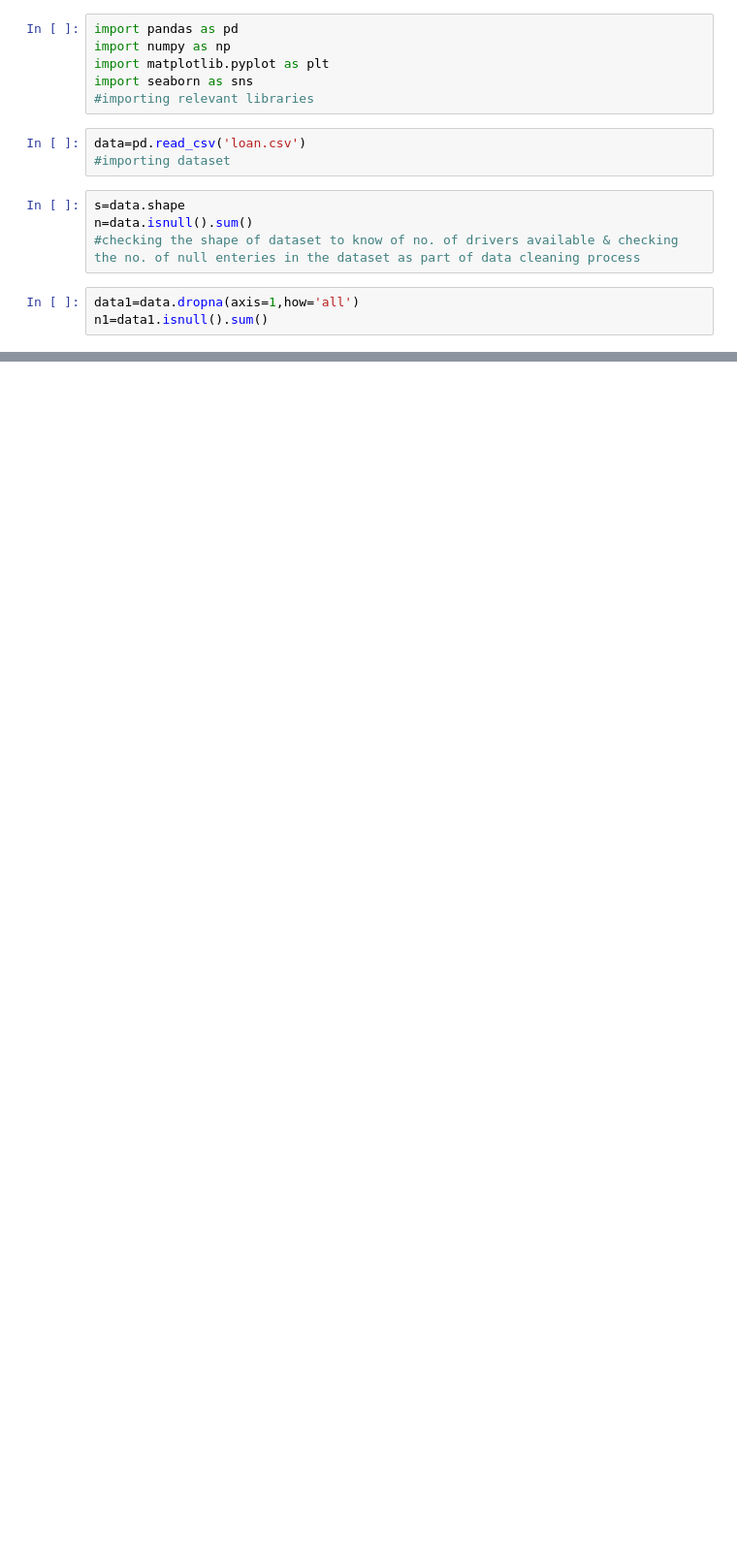
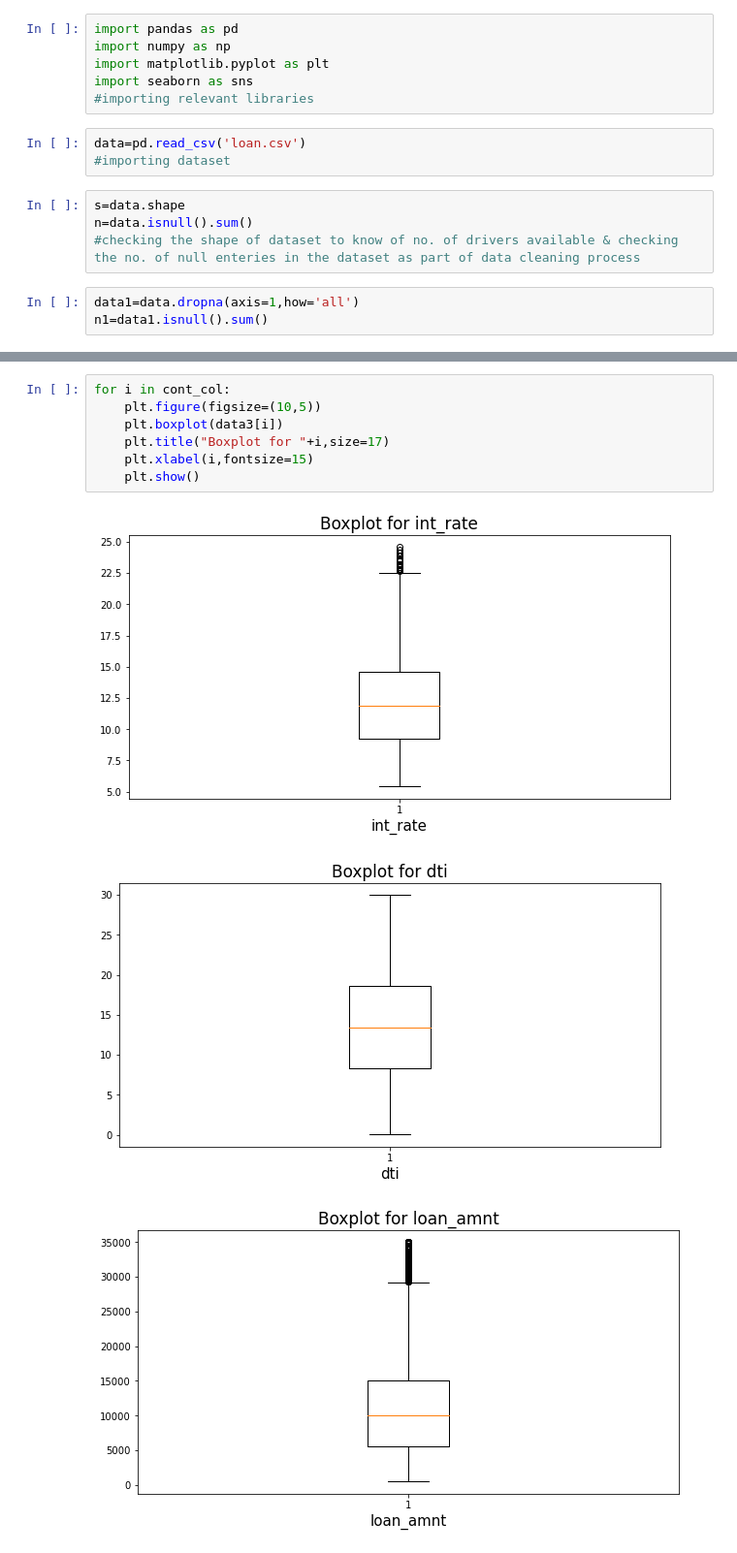
Before and after one commit to theshivmalhotra/LendingClub, a Jupyter notebook: LendingClub.ipynb, the cells around one changed output, grey strips where cells are left out. Shown: that part at 97% size. Drawn from its saved outputs; the diff is of its cells as text; blank space fills up the shorter version.

```diff
--- a/LendingClub.ipynb
+++ b/LendingClub.ipynb
@@ -71,0 +89,11 @@ plt.show
+# %%
+for i in cont_col:
+    plt.figure(figsize=(10,5))
+    plt.boxplot(data3[i])
+    plt.title("Boxplot for "+i,size=17)
+    plt.xlabel(i,fontsize=15)
+    plt.show()
+# %% [output]
+[figure, added]
+[figure, added]
+[figure, added]
```
Also changed, not shown: parts of 9 cells of this notebook.
